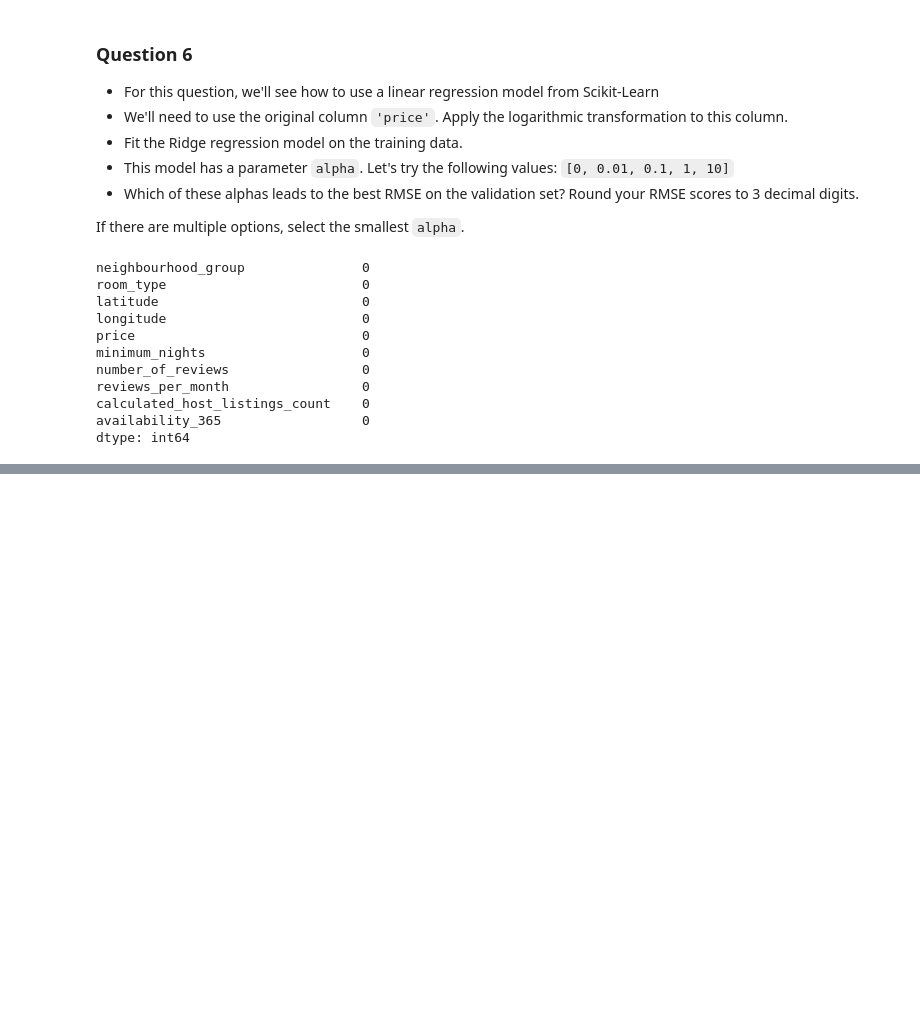
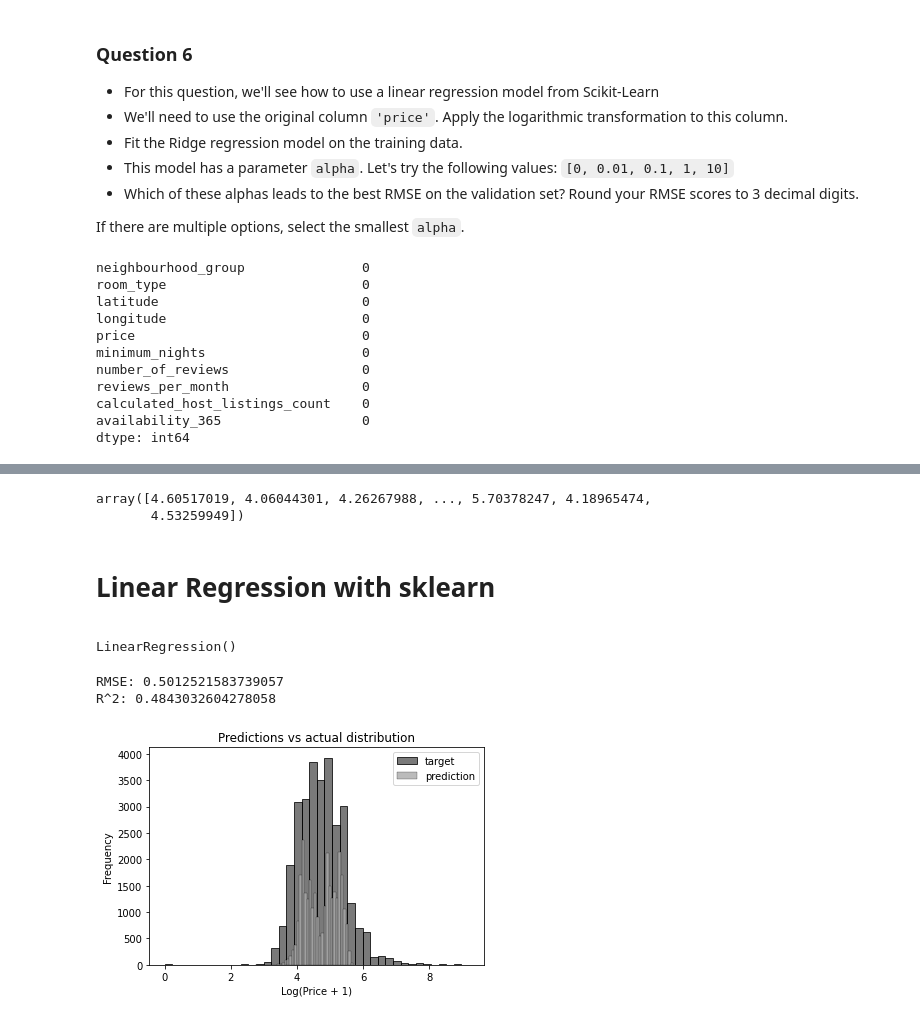
Before and after one commit to aenoboa1/ML-Zoomcamp-Homeworks, a Jupyter notebook: WEEK 3/Homework.ipynb, the cells around one changed output, grey strips where cells are left out. Saved outputs shown, nothing was run; the diff lists cells and outputs as text; code cells hidden in the pictures; blank space fills up the shorter version.

```diff
--- a/WEEK 3/Homework.ipynb
+++ b/WEEK 3/Homework.ipynb
@@ -303,0 +587,43 @@ dtype: int64
+# %%
+y_train
+# %% [output]
+array([4.60517019, 4.06044301, 4.26267988, ..., 5.70378247, 4.18965474,
+       4.53259949])
+# %% [markdown]
+
+
+<b> <h1>Linear Regression with  sklearn </h1> </b>
+# %%
+from sklearn.linear_model import LinearRegression , Ridge
+from sklearn.metrics import mean_squared_error #IMPORT RMSE
+from sklearn.metrics import r2_score
+
+
+
+
+lr = LinearRegression()
+lr.fit(X_train, y_train)
+# %% [output]
+LinearRegression()
+# %%
+pred_train_lr= lr.predict(X_train)
+print("RMSE:",np.sqrt(mean_squared_error(y_train,pred_train_lr)))
+print("R^2:",r2_score(y_train, pred_train_lr))
+# %% [output]
+RMSE: 0.5012521583739057
+R^2: 0.4843032604278058
+# %%
+plt.figure(figsize=(6, 4))
+
+sns.histplot(y_train, label='target', color='#222222', alpha=0.6, bins=40)
+sns.histplot(pred_train_lr, label='prediction', color='#aaaaaa', alpha=0.8, bins=40)
+
+plt.legend()
+
+plt.ylabel('Frequency')
+plt.xlabel('Log(Price + 1)')
+plt.title('Predictions vs actual distribution')
+
+plt.show()
+# %% [output]
+[figure, added]
```
Also changed, not shown: parts of 35 cells of this notebook.
